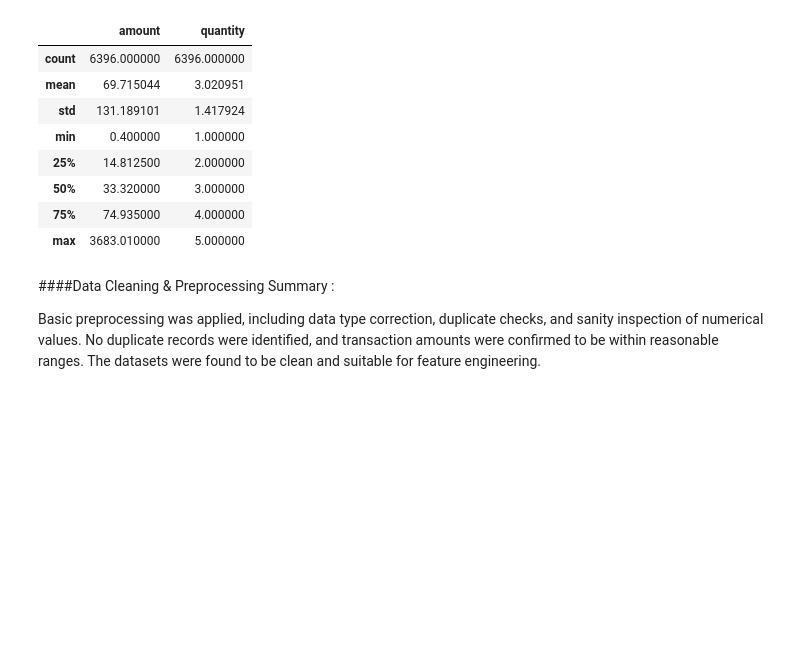
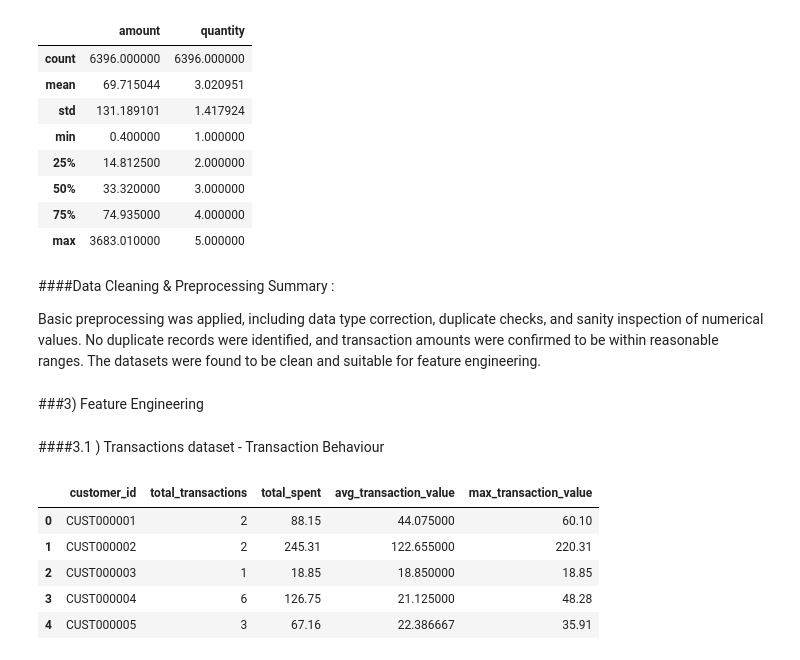
Before and after one commit to muinul-official/Data-Mining-G13, a Jupyter notebook: EDA_&_Feature_Engineering.ipynb, the cells around one changed output. Cells and saved outputs as stored; diff of their text form; code cells hidden in the pictures; blank space fills up the shorter version.

Commit message:
Feature engineering 1 : transaction behaviour features

```diff
--- a/EDA_&_Feature_Engineering.ipynb
+++ b/EDA_&_Feature_Engineering.ipynb
@@ -163,3 +163,24 @@ Basic preprocessing was applied, including data type correction, duplicate check
 and sanity inspection of numerical values. No duplicate records were identified, and transaction
 amounts were confirmed to be within reasonable ranges. The datasets were found to be clean and
 suitable for feature engineering.
+# %% [markdown]
+###3) Feature Engineering
+# %% [markdown]
+####3.1 ) Transactions dataset - Transaction Behaviour
+# %%
+#create total_transactions, total_spent, avg_transaction_value, max_transaction_value
+transaction_features = transactions.groupby('customer_id').agg(
+    total_transactions=('amount', 'count'),
+    total_spent=('amount', 'sum'),
+    avg_transaction_value=('amount', 'mean'),
+    max_transaction_value=('amount', 'max')
+).reset_index()
+
+transaction_features.head()
+# %% [output]
+|  | customer_id | total_transactions | total_spent | avg_transaction_value | max_transaction_value |
+| 0 | CUST000001 | 2 | 88.15 | 44.075000 | 60.10 |
+| 1 | CUST000002 | 2 | 245.31 | 122.655000 | 220.31 |
+| 2 | CUST000003 | 1 | 18.85 | 18.850000 | 18.85 |
+| 3 | CUST000004 | 6 | 126.75 | 21.125000 | 48.28 |
+| 4 | CUST000005 | 3 | 67.16 | 22.386667 | 35.91 |
```
